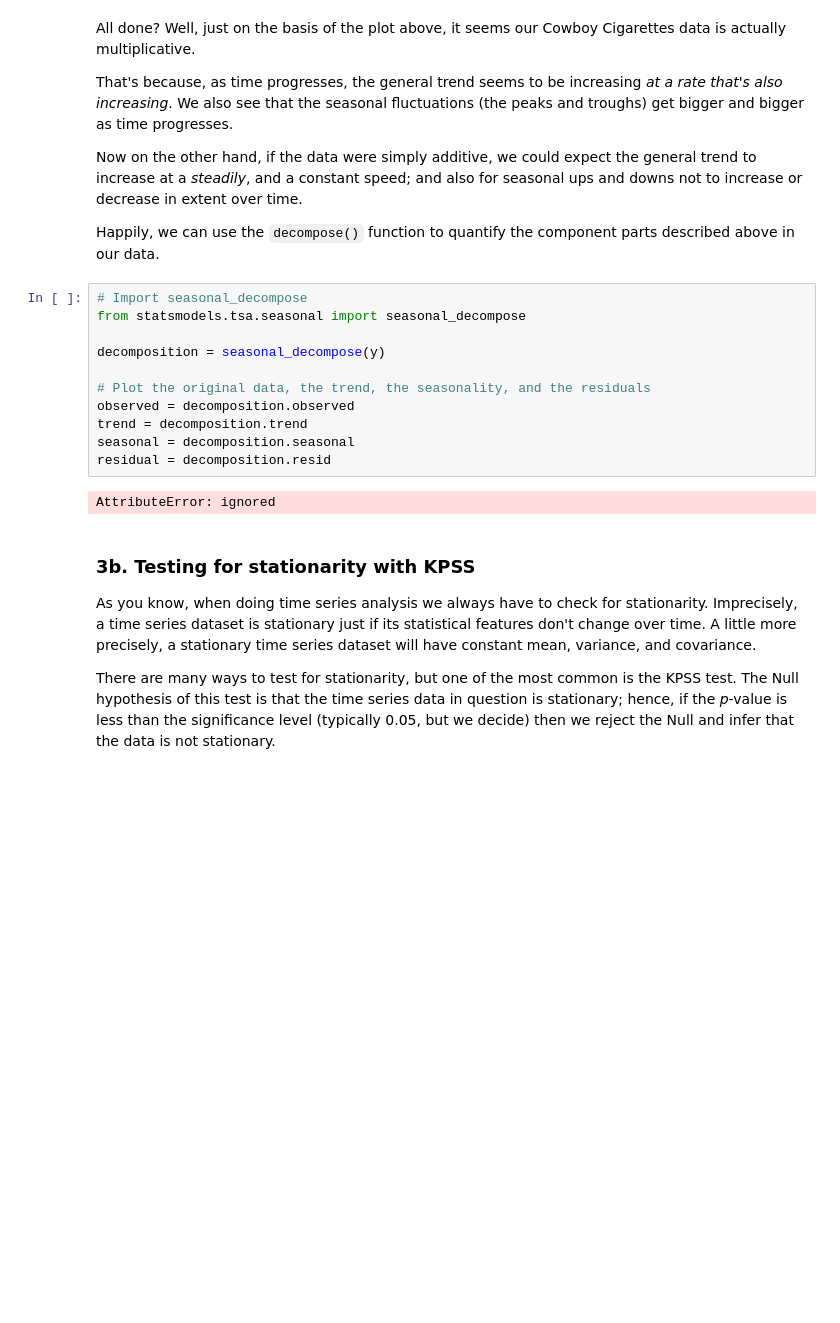
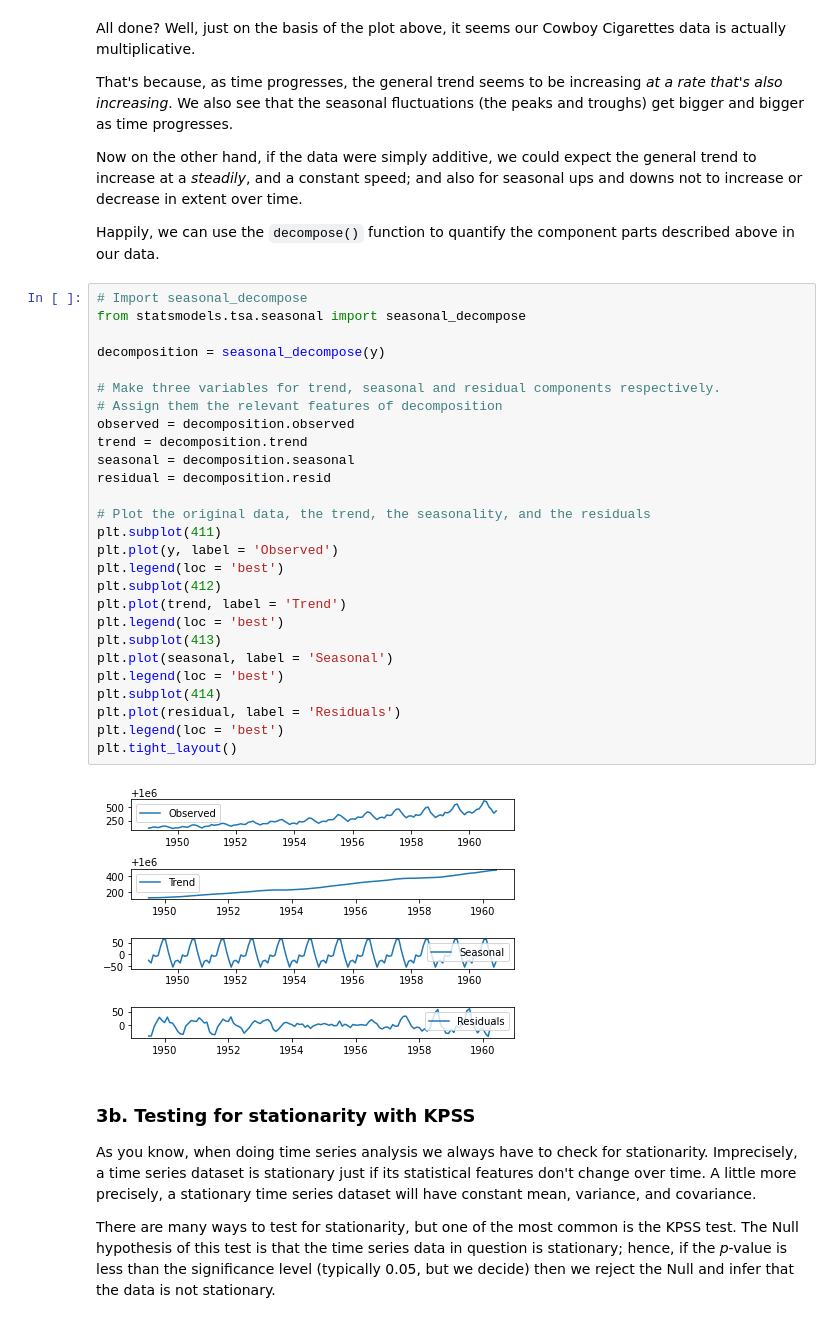
Before and after one commit to Kylehanna/-Euclidean_and_Manhattan_Distances_Case_Study, a Jupyter notebook: Cowboy_Cigarettes_Case_Study_Tier_3.ipynb, the cells around one changed output. Drawn from its saved outputs; the diff is of its cells as text; blank space fills up the shorter version.

```diff
--- a/Cowboy_Cigarettes_Case_Study_Tier_3.ipynb
+++ b/Cowboy_Cigarettes_Case_Study_Tier_3.ipynb
@@ -254,19 +256,35 @@ That's because, as time progresses, the general trend seems to be increasing *at
 Now on the other hand, if the data were simply additive, we could expect the general trend to increase at a *steadily*, and a constant speed; and also for seasonal ups and downs not to increase or decrease in extent over time.
 
 Happily, we can use the `decompose()` function to quantify the component parts described above in our data.
-# %%
-# Import seasonal_decompose
-from statsmodels.tsa.seasonal import seasonal_decompose
-
-decomposition = seasonal_decompose(y)
-
-# Plot the original data, the trend, the seasonality, and the residuals
-observed = decomposition.observed
-trend = decomposition.trend
-seasonal = decomposition.seasonal
-residual = decomposition.resid
-# %% [output]
-AttributeError: ignored
+# %%
+# Import seasonal_decompose
+from statsmodels.tsa.seasonal import seasonal_decompose
+
+decomposition = seasonal_decompose(y)
+
+# Make three variables for trend, seasonal and residual components respectively.
+# Assign them the relevant features of decomposition
+observed = decomposition.observed
+trend = decomposition.trend
+seasonal = decomposition.seasonal
+residual = decomposition.resid
+
+# Plot the original data, the trend, the seasonality, and the residuals
+plt.subplot(411)
+plt.plot(y, label = 'Observed')
+plt.legend(loc = 'best')
+plt.subplot(412)
+plt.plot(trend, label = 'Trend')
+plt.legend(loc = 'best')
+plt.subplot(413)
+plt.plot(seasonal, label = 'Seasonal')
+plt.legend(loc = 'best')
+plt.subplot(414)
+plt.plot(residual, label = 'Residuals')
+plt.legend(loc = 'best')
+plt.tight_layout()
+# %% [output]
+[figure, added]
 # %% [markdown]
 ### 3b. Testing for stationarity with KPSS
 As you know, when doing time series analysis we always have to check for stationarity. Imprecisely, a time series dataset is stationary just if its statistical features don't change over time. A little more precisely, a stationary time series dataset will have constant mean, variance, and covariance.
```
Also changed, not shown: parts of 27 cells of this notebook.
